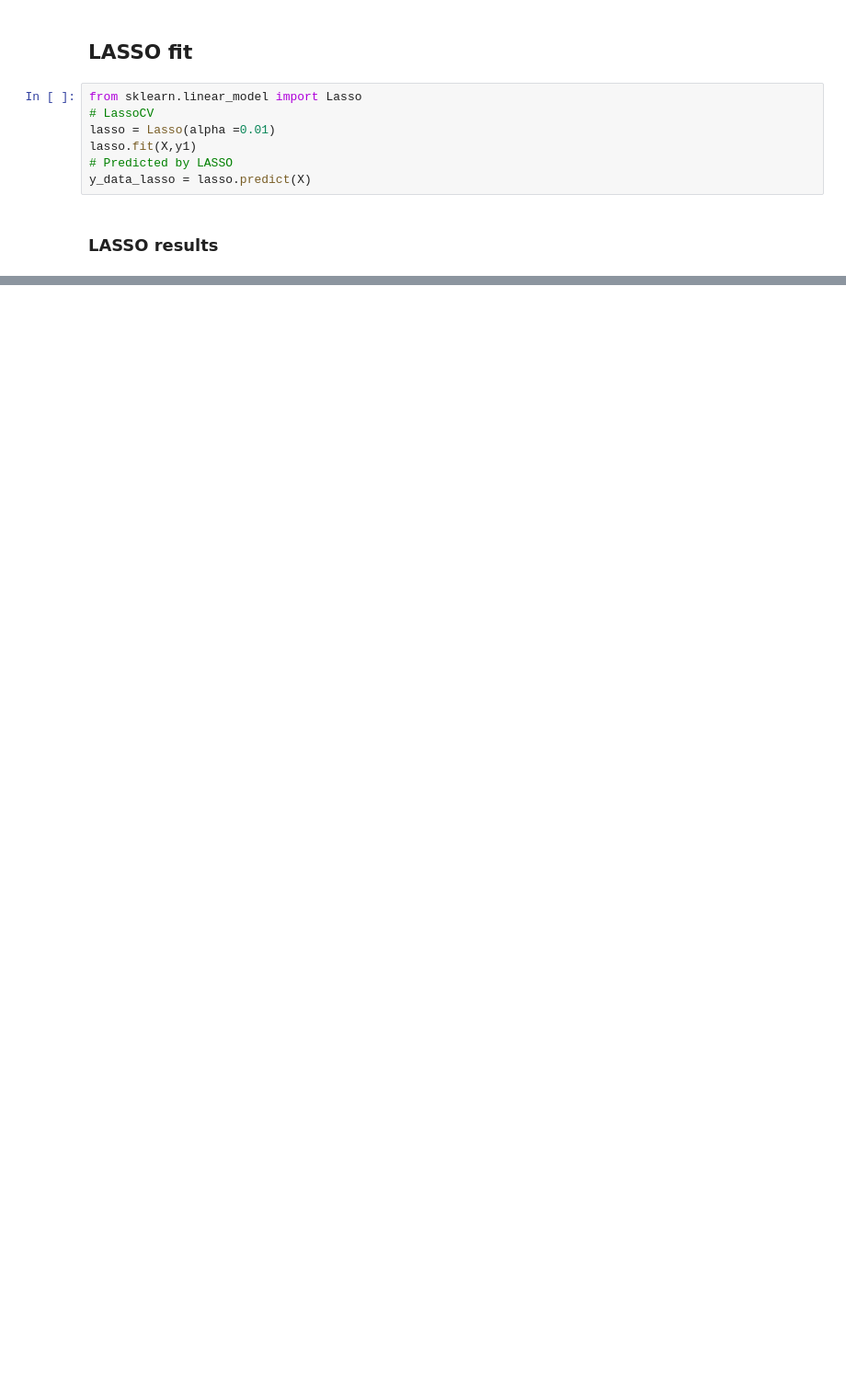
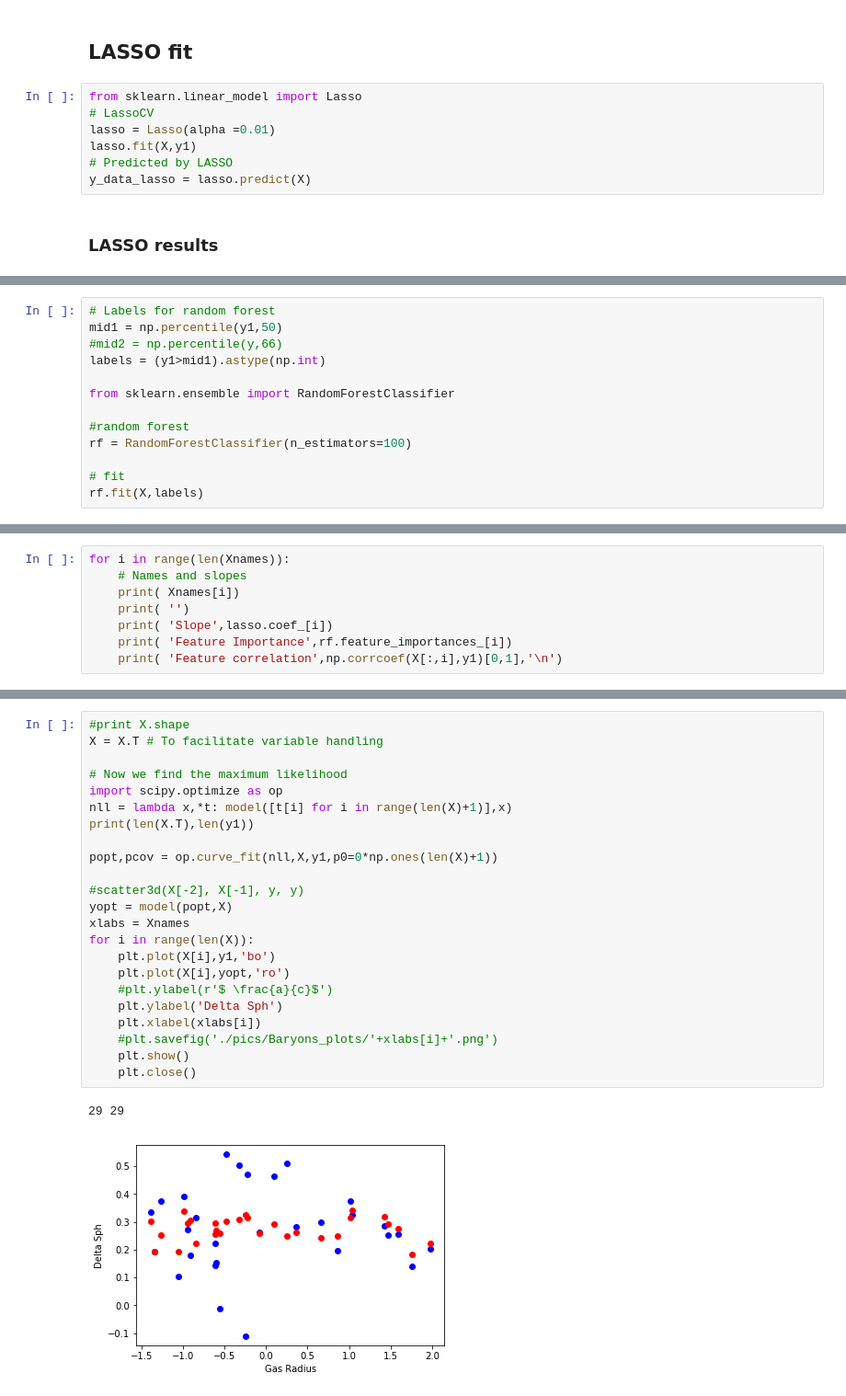
Before and after one commit to jdprada1760/Paper_Halo_shapes, a Jupyter notebook: Code/Sphericity_Gas_Effect.ipynb, the cells around one changed output, grey strips where cells are left out. Shown at 92% size. Saved outputs shown, nothing was run; the diff lists cells and outputs as text; blank space fills up the shorter version.

```diff
--- a/Code/Sphericity_Gas_Effect.ipynb
+++ b/Code/Sphericity_Gas_Effect.ipynb
@@ -314,0 +317,13 @@ Feature correlation 0.157739809266
+# %%
+# Labels for random forest
+mid1 = np.percentile(y1,50)
+#mid2 = np.percentile(y,66)
+labels = (y1>mid1).astype(np.int)
+
+from sklearn.ensemble import RandomForestClassifier
+
+#random forest
+rf = RandomForestClassifier(n_estimators=100)
+
+# fit
+rf.fit(X,labels)
@@ -314,0 +339,8 @@ Feature correlation 0.157739809266
+# %%
+for i in range(len(Xnames)):
+    # Names and slopes
+    print( Xnames[i])
+    print( '')
+    print( 'Slope',lasso.coef_[i])
+    print( 'Feature Importance',rf.feature_importances_[i])
+    print( 'Feature correlation',np.corrcoef(X[:,i],y1)[0,1],'\n')
@@ -314,0 +414,26 @@ Feature correlation 0.157739809266
+# %%
+#print X.shape
+X = X.T # To facilitate variable handling
+
+# Now we find the maximum likelihood
+import scipy.optimize as op
+nll = lambda x,*t: model([t[i] for i in range(len(X)+1)],x)
+print(len(X.T),len(y1))
+
+popt,pcov = op.curve_fit(nll,X,y1,p0=0*np.ones(len(X)+1))
+
+#scatter3d(X[-2], X[-1], y, y)
+yopt = model(popt,X)
+xlabs = Xnames
+for i in range(len(X)):
+    plt.plot(X[i],y1,'bo')
+    plt.plot(X[i],yopt,'ro')
+    #plt.ylabel(r'$ \frac{a}{c}$')
+    plt.ylabel('Delta Sph')
+    plt.xlabel(xlabs[i])
+    #plt.savefig('./pics/Baryons_plots/'+xlabs[i]+'.png')
+    plt.show()
+    plt.close()
+# %% [output]
+29 29
+[figure, added]
```
Also changed, not shown: parts of 14 cells of this notebook.
